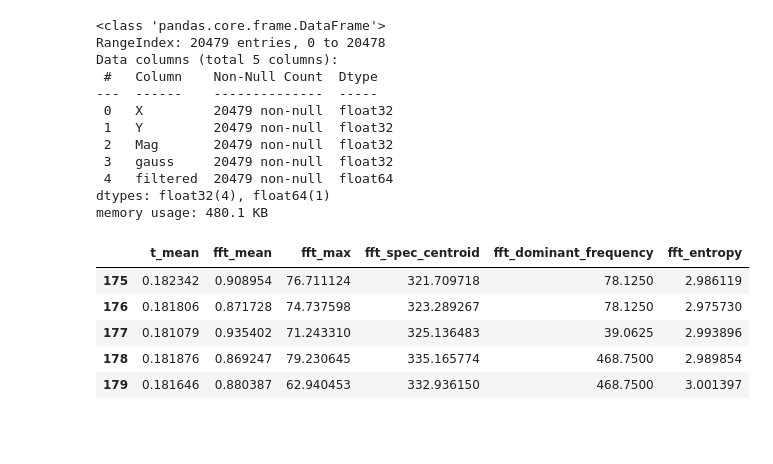
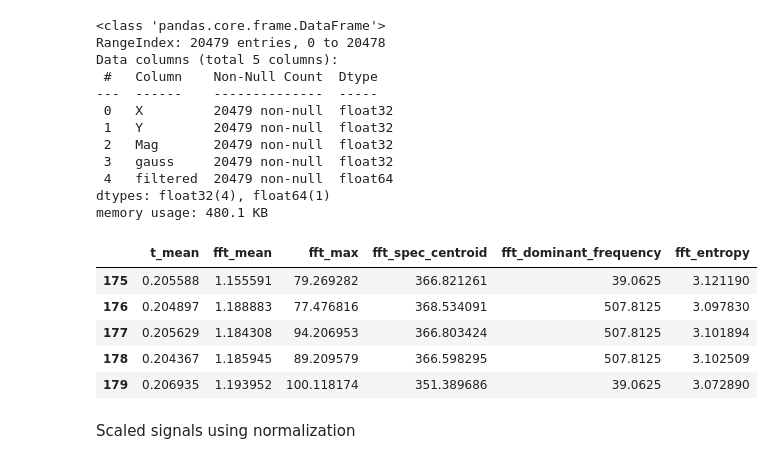
Before and after one commit to kettunenn/curly-lamp, a Jupyter notebook: examples/preprocessing.ipynb, the cells around one changed output. Saved outputs shown, nothing was run; the diff lists cells and outputs as text; code cells hidden in the pictures; blank space fills up the shorter version.

```diff
--- a/examples/preprocessing.ipynb
+++ b/examples/preprocessing.ipynb
@@ -86,8 +92,8 @@ Data columns (total 8 columns):
 dtypes: float64(8)
 memory usage: 1.3 MB
 # %%
-# df = pd.read_csv("../data/IMS/1st_test/1st_test_data", sep="\t" ,usecols=[6], dtype= {6 : "float32"})
+df = pd.read_csv("../data/IMS/1st_test/1st_test_data", sep="\t" ,usecols=[4], dtype= {4 : "float32"})
 
-# df.columns = ["X"]
-# df["X"].plot(figsize=(18,6))
-# plt.show()
+df.columns = ["X"]
+df["X"].plot(figsize=(18,6))
+plt.show()
@@ -98,7 +121,7 @@ from scipy.stats import entropy
 from scipy.signal import butter, filtfilt
 from scipy.ndimage import gaussian_filter1d
 
-b = 4
+b = 3
 
 bearings = {
         "bearing_1": [0, 1],
@@ -110,15 +133,15 @@ bearings = {
 bearing = bearings[f"bearing_{b}"]
 
 def butter_lowpass(cutoff, fs, order=4):
-    nyquist = 0.5 * fs  # Nyquist frequency
-    normal_cutoff = cutoff / nyquist  # Normalize the cutoff frequency
-    b, a = butter(order, normal_cutoff, btype='low', analog=False)  # Butterworth filter coefficients
+    nyquist = 0.5 * fs
+    normal_cutoff = cutoff / nyquist
+    b, a = butter(order, normal_cutoff, btype='low', analog=False)
     return b, a
 
-# Apply the low-pass filter to the signal
+
 def butter_lowpass_filter(data, cutoff, fs, order=4):
     b, a = butter_lowpass(cutoff, fs, order)
-    return filtfilt(b, a, data)  # Apply the filter with zero-phase distortion
+    return filtfilt(b, a, data)
 
 
 
@@ -179,7 +202,7 @@ if not os.path.isfile(feature_file):
         # xf = fftfreq(N, T)[:N//2]
         f, Pxx = welch(df["filtered"].values, fs=fs, nperseg=512)
 
-        feature = [np.mean(df["Mag"]),
+        feature = [np.mean(df["filtered"]),
                     np.mean(np.abs(yf)[5:]),
                     np.max(np.abs(yf)[5:]),
                     np.sum(f * Pxx) / np.sum(Pxx),
@@ -237,20 +229,20 @@ Data columns (total 5 columns):
 dtypes: float32(4), float64(1)
 memory usage: 480.1 KB
 # %%
-b = 3
-
-df = pd.read_csv("../data/IMS/1st_test/features_{b}.csv")
+df = pd.read_csv(f"../data/IMS/1st_test/features_{b}.csv")
 df.columns = ["t_mean", "fft_mean", "fft_max", "fft_spec_centroid", "fft_dominant_frequency", "fft_entropy"]
 df = df.iloc[175:]
 
 df.head()
 # %% [output]
 |  | t_mean | fft_mean | fft_max | fft_spec_centroid | fft_dominant_frequency | fft_entropy |
-| 175 | 0.182342 | 0.908954 | 76.711124 | 321.709718 | 78.1250 | 2.986119 |
-| 176 | 0.181806 | 0.871728 | 74.737598 | 323.289267 | 78.1250 | 2.975730 |
-| 177 | 0.181079 | 0.935402 | 71.243310 | 325.136483 | 39.0625 | 2.993896 |
-| 178 | 0.181876 | 0.869247 | 79.230645 | 335.165774 | 468.7500 | 2.989854 |
-| 179 | 0.181646 | 0.880387 | 62.940453 | 332.936150 | 468.7500 | 3.001397 |
+| 175 | 0.205588 | 1.155591 | 79.269282 | 366.821261 | 39.0625 | 3.121190 |
+| 176 | 0.204897 | 1.188883 | 77.476816 | 368.534091 | 507.8125 | 3.097830 |
+| 177 | 0.205629 | 1.184308 | 94.206953 | 366.803424 | 507.8125 | 3.101894 |
+| 178 | 0.204367 | 1.185945 | 89.209579 | 366.598295 | 507.8125 | 3.102509 |
+| 179 | 0.206935 | 1.193952 | 100.118174 | 351.389686 | 39.0625 | 3.072890 |
+# %% [markdown]
+Scaled signals using normalization
 # %%
 
 df_normalized = (df - df.min()) / (df.max() - df.min())
```
Also changed, not shown: parts of 13 cells of this notebook, 6 other files.
